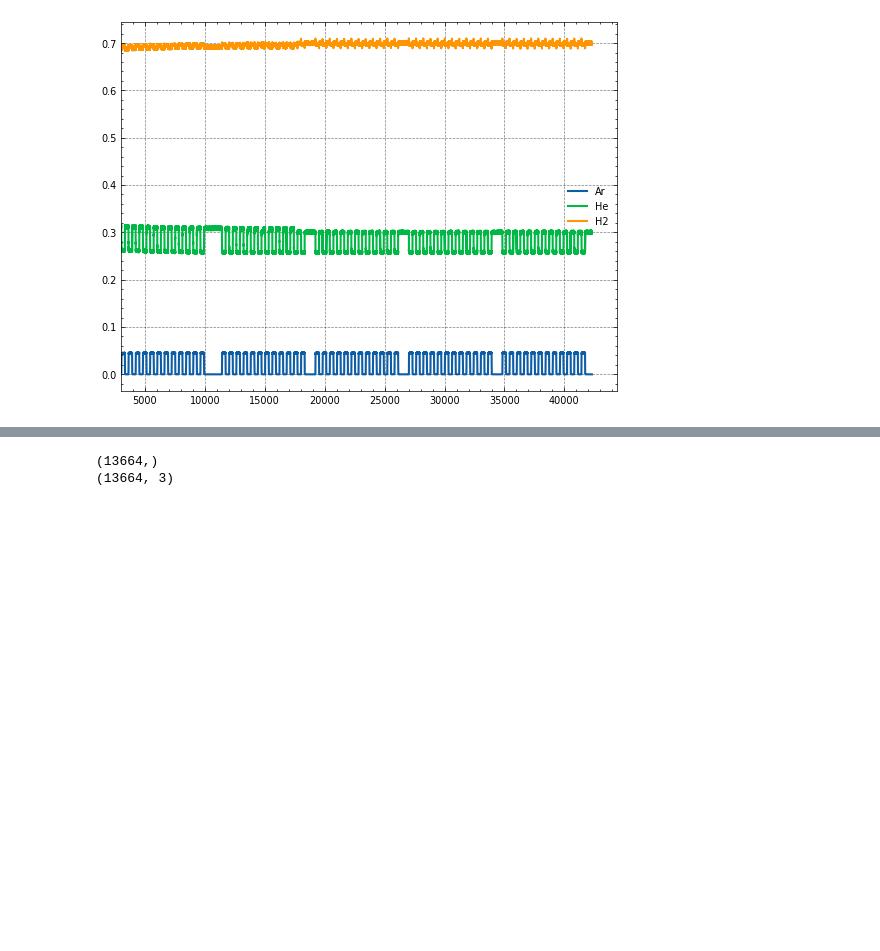
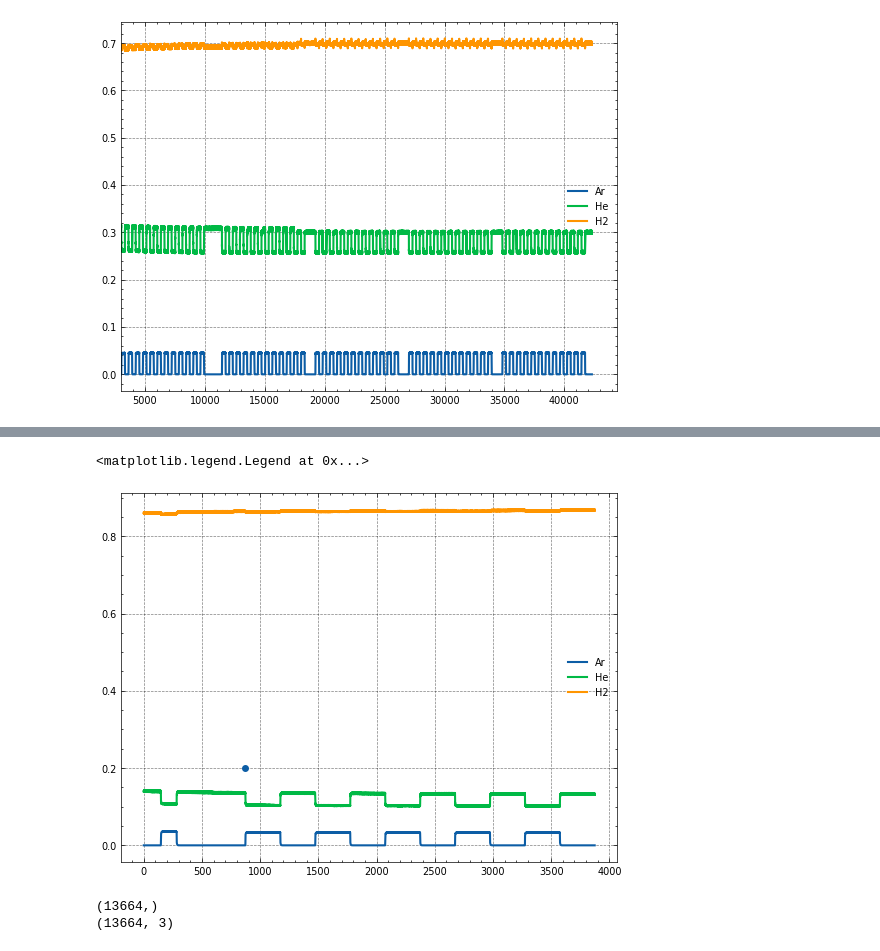
Before and after one commit to ChemRxnEngLab/nRTD, a Jupyter notebook: Experiments/AZA_001/A - capillary/AZA-E-13062025_250ml-min_2bar_250_capillary.ipynb, the cells around one changed output, grey strips where cells are left out. Cells and saved outputs as stored; diff of their text form; code cells hidden in the pictures; blank space fills up the shorter version.

```diff
--- a/Experiments/AZA_001/A - capillary/AZA-E-13062025_250ml-min_2bar_250_capillary.ipynb
+++ b/Experiments/AZA_001/A - capillary/AZA-E-13062025_250ml-min_2bar_250_capillary.ipynb
@@ -80,3 +89,18 @@ print(intervals)
+# %%
+plt.plot(t_source, n_dot[:,0], label="Ar", color="C0")
+plt.plot(t_source, n_dot[:,1], label="He", color="C1")
+plt.plot(t_source, n_dot[:,2], label="H2", color="C2")
+#plt.xlim(14*60+32.6, 15*60)
+#plt.xlim(0,300)
+plt.scatter(t_offset, 0.2)
+
+# plt.xlim(700,1000)
+# plt.xlim(14*60, 16*60)
+#plt.xlim(14.5*60,)
+plt.legend()
+# %% [output]
+<matplotlib.legend.Legend at 0x...>
+[figure, added]
 # %%
 print(time_delta.shape)
 print(n_dot.shape)
```
Also changed, not shown: parts of 8 cells of this notebook, 11 other files.
